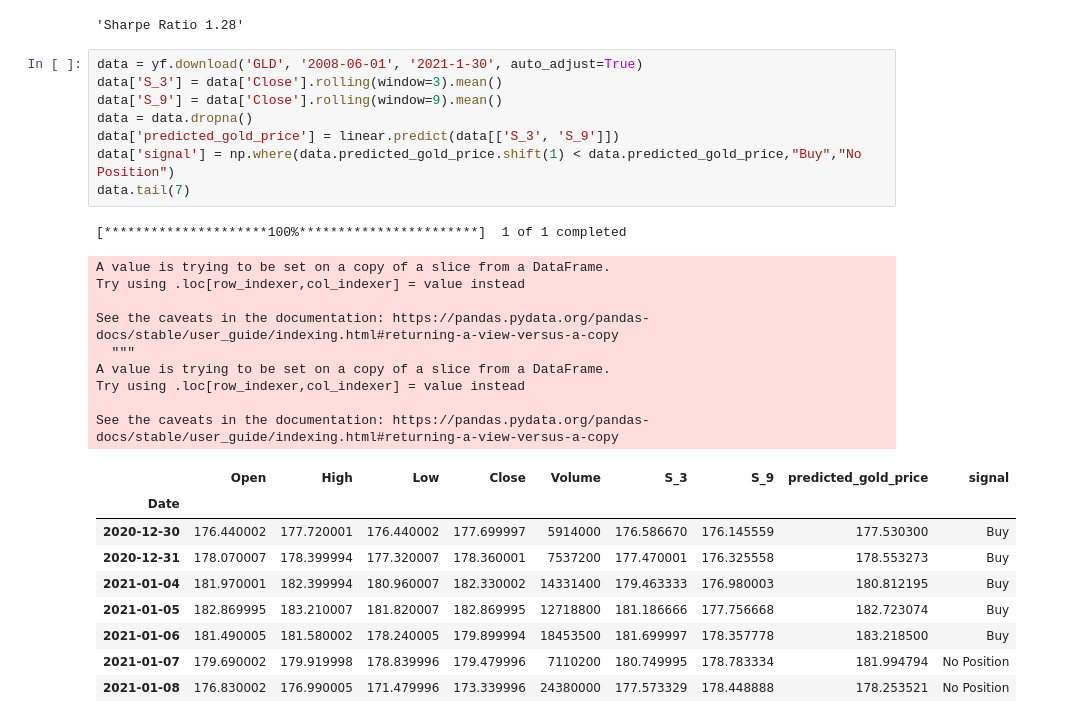
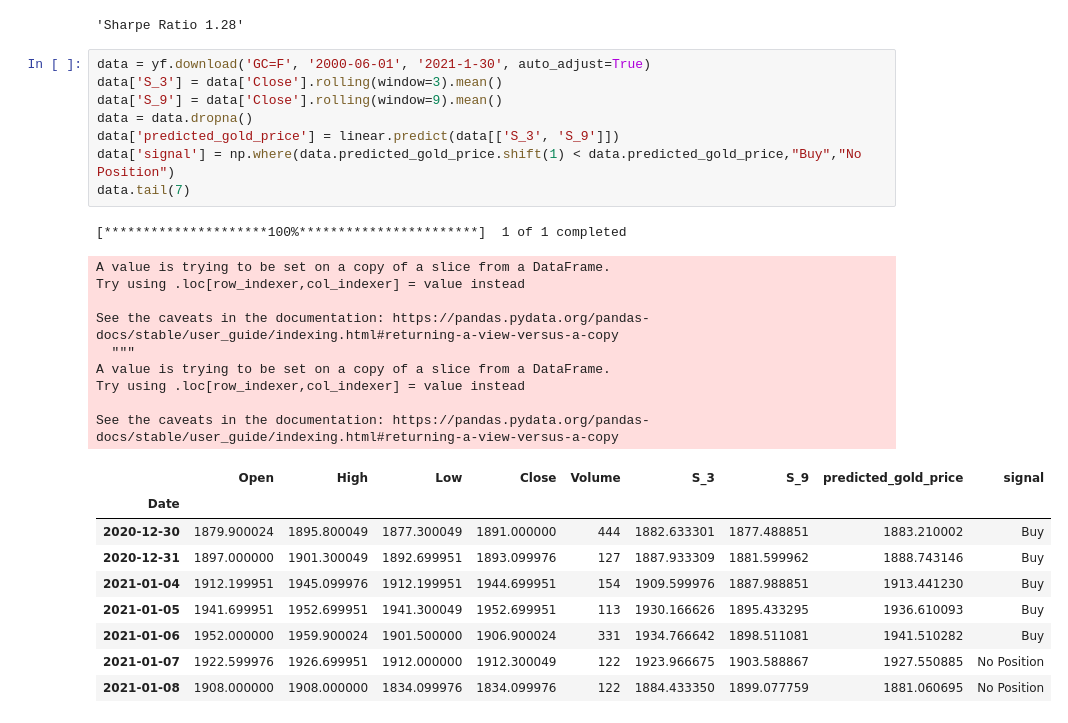
Before and after one commit to tompoles/Portfolio, a Jupyter notebook: Linear_gold_prediction.ipynb, the cells around one changed output. Cells and saved outputs as stored; diff of their text form.

```diff
--- a/Linear_gold_prediction.ipynb
+++ b/Linear_gold_prediction.ipynb
@@ -231,30 +231,30 @@ plt.show()
 # %% [output]
 'Sharpe Ratio 1.28'
 # %%
-data = yf.download('GLD', '2008-06-01', '2021-1-30', auto_adjust=True)
+data = yf.download('GC=F', '2000-06-01', '2021-1-30', auto_adjust=True)
 data['S_3'] = data['Close'].rolling(window=3).mean()
 data['S_9'] = data['Close'].rolling(window=9).mean()
 data = data.dropna()
 data['predicted_gold_price'] = linear.predict(data[['S_3', 'S_9']])
 data['signal'] = np.where(data.predicted_gold_price.shift(1) < data.predicted_gold_price,"Buy","No Position")
 data.tail(7)
 # %% [output]
 [*********************100%***********************]  1 of 1 completed
 A value is trying to be set on a copy of a slice from a DataFrame.
 Try using .loc[row_indexer,col_indexer] = value instead
 
 See the caveats in the documentation: https://pandas.pydata.org/pandas-docs/stable/user_guide/indexing.html#returning-a-view-versus-a-copy
   """
 A value is trying to be set on a copy of a slice from a DataFrame.
 Try using .loc[row_indexer,col_indexer] = value instead
 
 See the caveats in the documentation: https://pandas.pydata.org/pandas-docs/stable/user_guide/indexing.html#returning-a-view-versus-a-copy
 |  | Open | High | Low | Close | Volume | S_3 | S_9 | predicted_gold_price | signal |
 | Date |  |  |  |  |  |  |  |  |  |
-| 2020-12-30 | 176.440002 | 177.720001 | 176.440002 | 177.699997 | 5914000 | 176.586670 | 176.145559 | 177.530300 | Buy |
-| 2020-12-31 | 178.070007 | 178.399994 | 177.320007 | 178.360001 | 7537200 | 177.470001 | 176.325558 | 178.553273 | Buy |
-| 2021-01-04 | 181.970001 | 182.399994 | 180.960007 | 182.330002 | 14331400 | 179.463333 | 176.980003 | 180.812195 | Buy |
-| 2021-01-05 | 182.869995 | 183.210007 | 181.820007 | 182.869995 | 12718800 | 181.186666 | 177.756668 | 182.723074 | Buy |
-| 2021-01-06 | 181.490005 | 181.580002 | 178.240005 | 179.899994 | 18453500 | 181.699997 | 178.357778 | 183.218500 | Buy |
-| 2021-01-07 | 179.690002 | 179.919998 | 178.839996 | 179.479996 | 7110200 | 180.749995 | 178.783334 | 181.994794 | No Position |
-| 2021-01-08 | 176.830002 | 176.990005 | 171.479996 | 173.339996 | 24380000 | 177.573329 | 178.448888 | 178.253521 | No Position |
+| 2020-12-30 | 1879.900024 | 1895.800049 | 1877.300049 | 1891.000000 | 444 | 1882.633301 | 1877.488851 | 1883.210002 | Buy |
+| 2020-12-31 | 1897.000000 | 1901.300049 | 1892.699951 | 1893.099976 | 127 | 1887.933309 | 1881.599962 | 1888.743146 | Buy |
+| 2021-01-04 | 1912.199951 | 1945.099976 | 1912.199951 | 1944.699951 | 154 | 1909.599976 | 1887.988851 | 1913.441230 | Buy |
+| 2021-01-05 | 1941.699951 | 1952.699951 | 1941.300049 | 1952.699951 | 113 | 1930.166626 | 1895.433295 | 1936.610093 | Buy |
+| 2021-01-06 | 1952.000000 | 1959.900024 | 1901.500000 | 1906.900024 | 331 | 1934.766642 | 1898.511081 | 1941.510282 | Buy |
+| 2021-01-07 | 1922.599976 | 1926.699951 | 1912.000000 | 1912.300049 | 122 | 1923.966675 | 1903.588867 | 1927.550885 | No Position |
+| 2021-01-08 | 1908.000000 | 1908.000000 | 1834.099976 | 1834.099976 | 122 | 1884.433350 | 1899.077759 | 1881.060695 | No Position |
```
Also changed, not shown: parts of 4 cells of this notebook.
